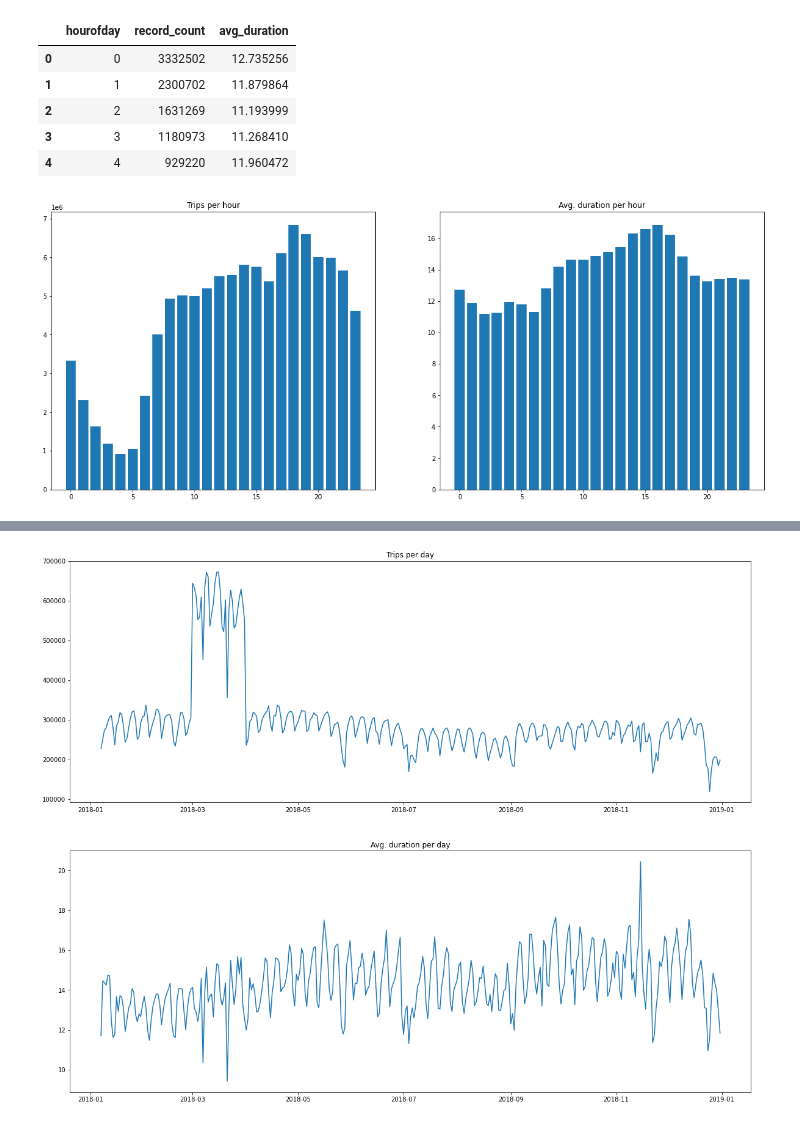
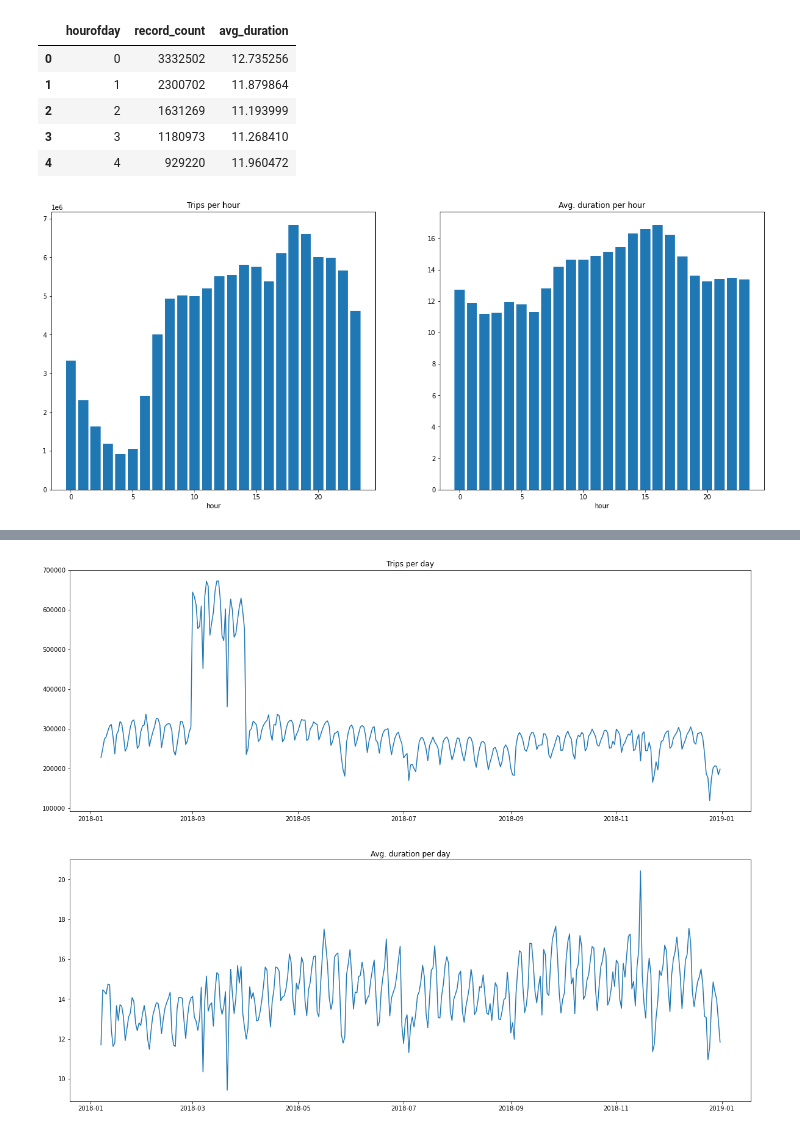
Before and after one commit to DivLoic/event-driven-ml, a Jupyter notebook: edml-notebooks/gbi/01_Explo_viz_20201005.ipynb, the cells around one changed output, grey strips where cells are left out. Drawn from its saved outputs; the diff is of its cells as text; code cells hidden in the pictures.

```diff
--- a/edml-notebooks/gbi/01_Explo_viz_20201005.ipynb
+++ b/edml-notebooks/gbi/01_Explo_viz_20201005.ipynb
@@ -243,14 +243,17 @@ count_per_hourofday_df.head()
 # %%
 plt.figure(figsize=(20, 8))
 plt.subplot(121)
 plt.bar(count_per_hourofday_df.hourofday, count_per_hourofday_df.record_count)
 plt.title("Trips per hour")
+plt.xlabel("hour")
 plt.subplot(122)
 plt.bar(count_per_hourofday_df.hourofday, count_per_hourofday_df.avg_duration)
 plt.title("Avg. duration per hour")
+plt.xlabel("hour")
 plt.show()
+# plt.savefig("2018_trips_per_hour_avg_duration.png")
 # %% [output]
-[figure, old version]
+[figure, new version]
 # %%
 %%bigquery count_per_day_df
 SELECT
```
Also changed, not shown: parts of 8 cells of this notebook, 2 other files.
